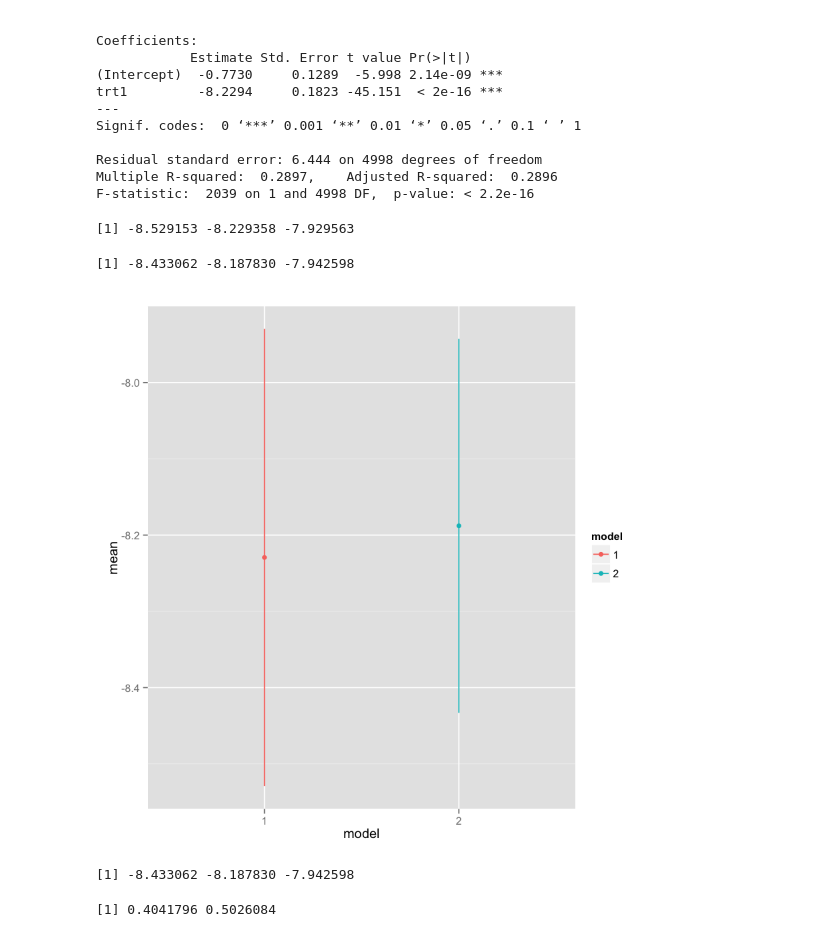
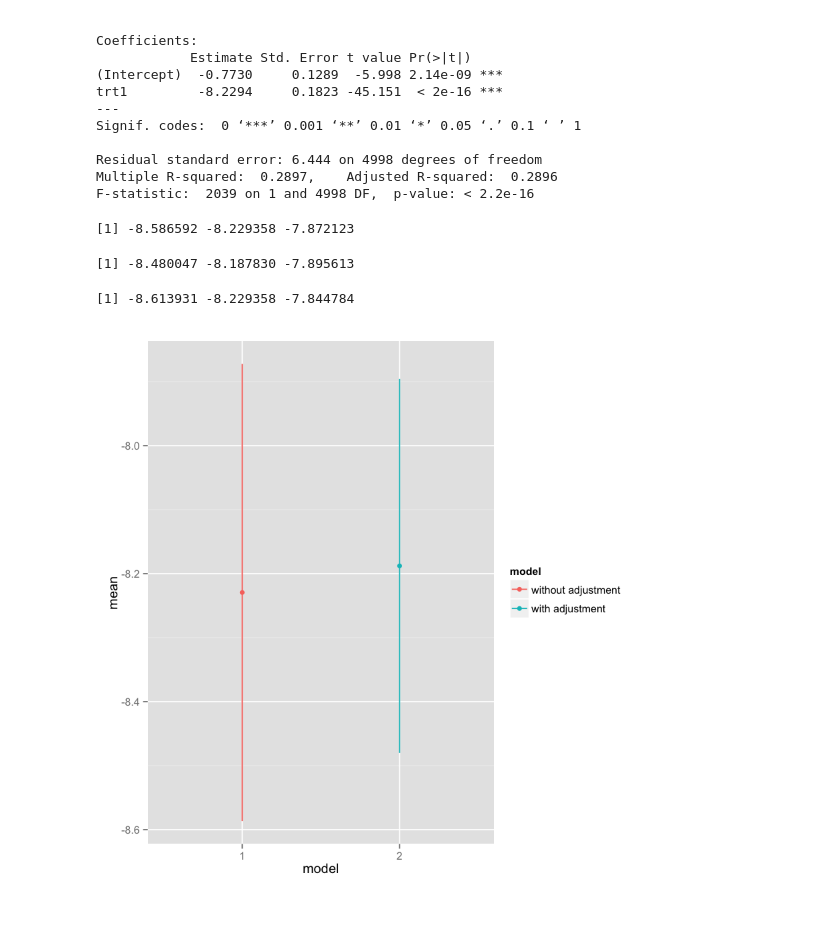
Before and after one commit to zhuoyunz/treatment_effect, a Jupyter notebook: sample_statistics.ipynb, the cells around one changed output. Drawn from its saved outputs; the diff is of its cells as text; code cells hidden in the pictures.

```diff
--- a/sample_statistics.ipynb
+++ b/sample_statistics.ipynb
@@ -434,13 +430,22 @@ theme_nogrid = function (base_size = 12, base_family = "") {
     theme(panel.grid = element_blank())
 }
 
-# CI: function for returning 97.5% confidence interval of estimated effect of intervention
+# CI: function for returning 95% confidence interval of estimated effect of intervention
 CI = function(model){
   est = summary(model)$coefficients['trt1','Estimate']
   std.err = summary(model)$coefficients['trt1','Std. Error']
-  Low = est-qnorm(0.95)*std.err
-  High = est+qnorm(0.95)*std.err
+  Low = est-1.96*std.err
+  High = est+1.96*std.err
   return(c(Low,est,High))
 }
+
+# CI_adj: function for returning 97.5% confidence interval of estimated effect of intervention
+CI_adj = function(model){
+  est = summary(model)$coefficients['trt1','Estimate']
+  std.err = summary(model)$coefficients['trt1','Std. Error']
+  Low = est-2.11*std.err
+  High = est+2.11*std.err
+  return(c(Low,est,High))
+}
 # %%
 
@@ -853,64 +899,39 @@ Residual standard error: 6.444 on 4998 degrees of freedom
 Multiple R-squared:  0.2897,    Adjusted R-squared:  0.2896
 F-statistic:  2039 on 1 and 4998 DF,  p-value: < 2.2e-16
 # %%
-# second compare the results of model1' and model2' to see an increase in precision of treatment effect estimate after covariate adjustment
+# second compare the results of model2 and model2' to see an increase in precision of treatment effect estimate after covariate adjustment
 
 # visualize the two estimates and the corresponding confience interval
 # CI: function for returning 95% confidence interval of estimated effect of intervention
 
 # get the estimate and CI for model1' lm.trt.weight
 lm.trt.weight.ci = CI(lm.trt.weight)
 lm.trt.weight.ci
 
 # get the estimate and CI for model lm.trt.weight.adj
 lm.trt.weight.adj.ci = CI(lm.trt.weight.adj)
 lm.trt.weight.adj.ci
 
 # visualize the estimated treatment and confidence interval
 est.ci = as.data.frame(rbind(lm.trt.weight.ci,lm.trt.weight.adj.ci))
 names(est.ci)=c('min','mean','max')
 
 est.ci$model = as.factor(c(1,2))
 
 
 ggplot(est.ci, aes(model,y=mean,ymin=min,ymax=max,color=model))+
+   scale_colour_discrete(name  ="model",
+                            labels=c("without adjustment", "with adjustment")) +
    geom_pointrange()
 
 # the plot clearly shows a reduced confidence interval
+
+# with Beferronni correction, the significance level of individual test is 0.025 when the joint hypotheis is at level 0.05
+# calculate the 97.5% CI for the estimate
+lm.trt.weight.ci.adj = CI_adj(lm.trt.weight)
+lm.trt.weight.ci.adj
 # %% [output]
-[1] -8.529153 -8.229358 -7.929563
+[1] -8.586592 -8.229358 -7.872123
-[1] -8.433062 -8.187830 -7.942598
+[1] -8.480047 -8.187830 -7.895613
+[1] -8.613931 -8.229358 -7.844784
-[figure, old version]
+[figure, new version]
-# %%
-# QUESTION 4: Explain the results to the investigator. Please assume the investigator has limited
-# statistical knowledge. Tell her whether there is or is not a treatment effect and if so, how the
-# two groups differ with respect to their weight profiles and SRH over time.
-
-# In terms of intervention's effect on change in weight (WEIGHT_CHANGE) = POST_WEIGHT - PRE_WEIGHT
-# The treated group has averagely 8.19 more loss in weight after intervention compared with the control group.
-# There exists treatment effect of the intervention on change in weight
-# The significance of the effect can be shown
-# 1) the 95% confidence interval does not cover zero; and the p-value of wald statistics is much smaller than 0.05
-# 2) anova result shows the model with treatment effect is significantly better than the null model
-
-# 95% WALD CI is [-8.43, -7.94] indicating there is 95% probability that this interval covers the true treatment effect
-# The group with intervention can have averagely at most 8.43 more and at least 7.94 more loss in weight after the intervention compared to the group without intervention
-lm.trt.weight.adj.ci
-
-# In terms of intervention's effect on change in self-report health SRH_CHANGE = POST_SRH - PRE_SRH
-# 95 WALD confidence interval of estimated odds ratio is [0.404, 0.502] indicating that there is 95 probability
-# that this interval will cover the true odds ratio in repeated sampling;
-# the estimated odds ratio is 0.451, which means averagely the odds of feeling better for health given intervention is
-# 1/0.451 times the odds without intervention
-# Given the interval covers the true odds ratio, the odds of feeling better for health given intervention could be
-# as small as 1/0.502 times and as large as 1/0.404 times the odds without intervention
-# There exists treatment effect of the intervention on change in SRH
-# The significance of the effect can be shown
-# 1) the 95% WALD ci does not cover zero showing a significant positive association between feeling better for health
-#    and intervention
-# 2) the likelihood ratio statistics shows that the model with treatment effect is significantly better than the reduced
-#    model
-ci
-# %% [output]
-[1] -8.433062 -8.187830 -7.942598
-[1] 0.4041796 0.5026084
```
Also changed, not shown: parts of 20 cells of this notebook.
